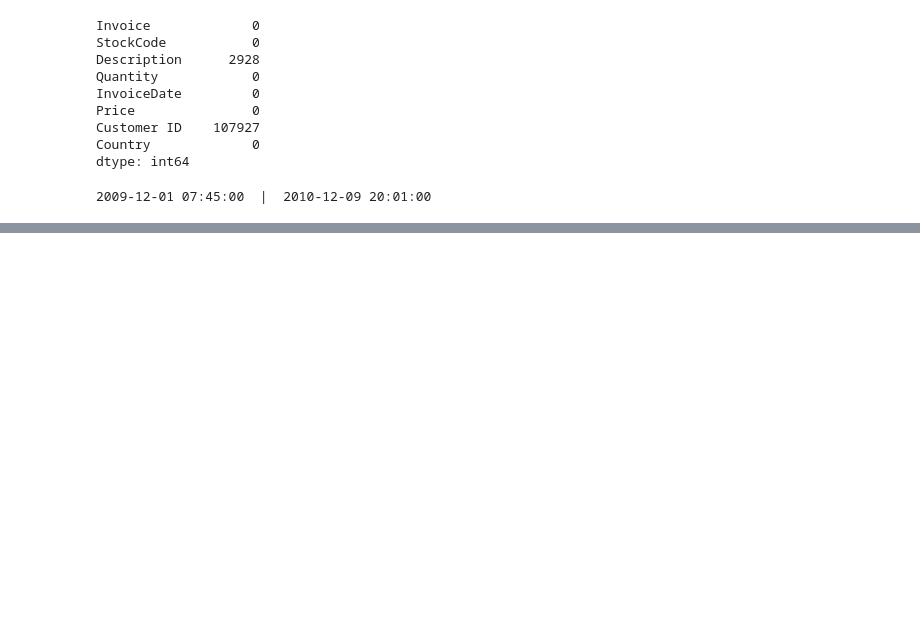
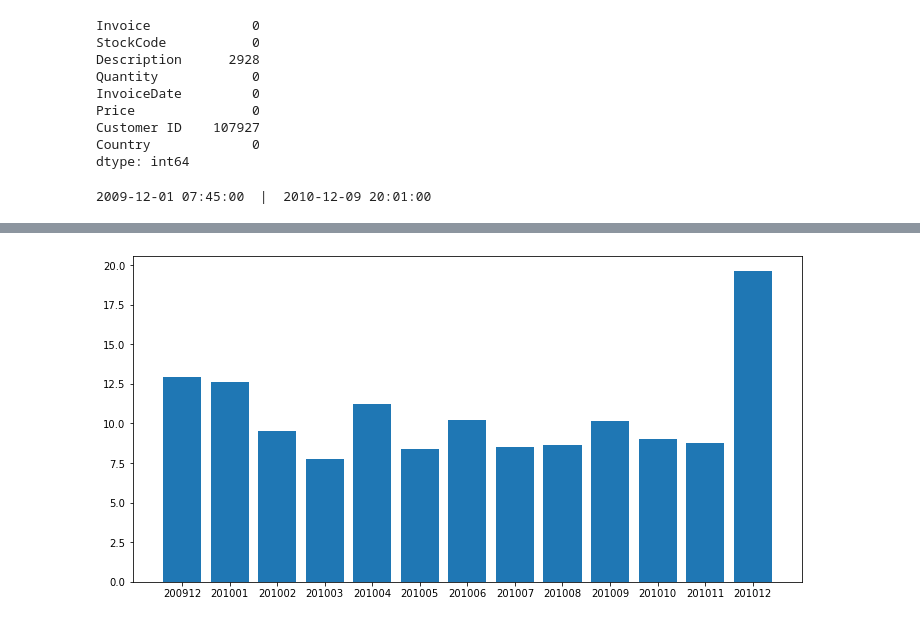
Before and after one commit to king-rabbit/online_retail_analysis, a Jupyter notebook: EDA.ipynb, the cells around one changed output, grey strips where cells are left out. Saved outputs shown, nothing was run; the diff lists cells and outputs as text; code cells hidden in the pictures; blank space fills up the shorter version.

```diff
--- a/EDA.ipynb
+++ b/EDA.ipynb
@@ -69,0 +89,14 @@ df['date'] = pd.to_datetime(df['InvoiceDate'])
+# %%
+# DAU
+dau = pd.DataFrame(df.groupby('InvoiceDate_date').nunique()['Customer ID'].reset_index())
+
+# stickiness
+dau['InvoiceDate_month'] = [x[:-2] for x in dau['InvoiceDate_date']]
+dam = pd.merge(dau, mau, how='left', on='InvoiceDate_month')
+dam['stickiness'] = dam['Customer ID_x'] / dam['Customer ID_y'] * 100
+# %%
+plt.figure(figsize=(12,6))
+plt.bar(dam['InvoiceDate_month'], dam['stickiness'])
+plt.show()
+# %% [output]
+[figure, added]
```
Also changed, not shown: parts of 18 cells of this notebook, 1 other file.
